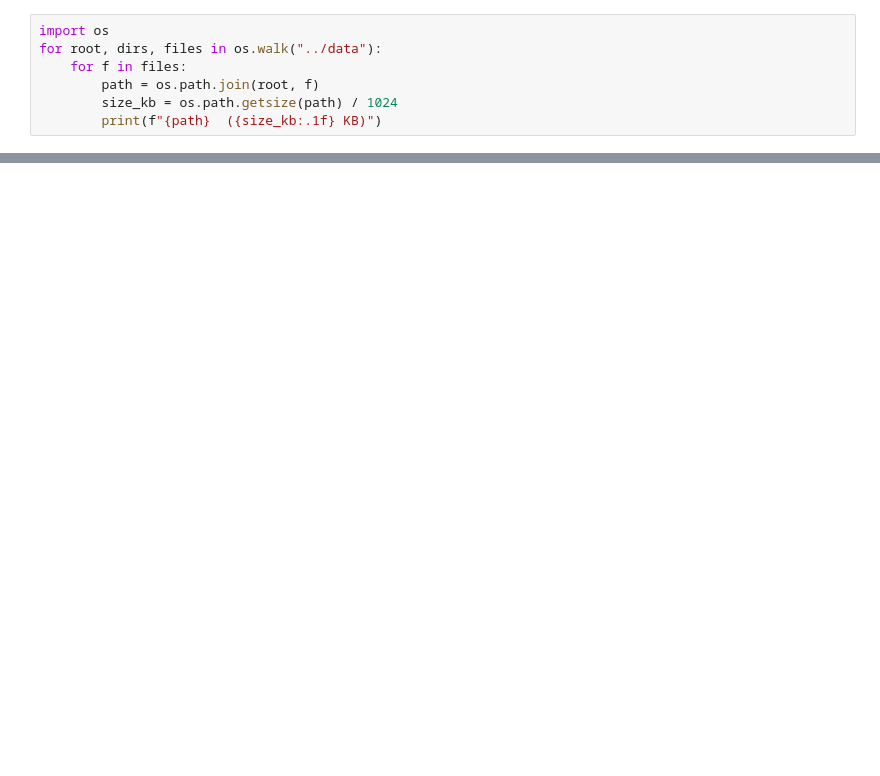
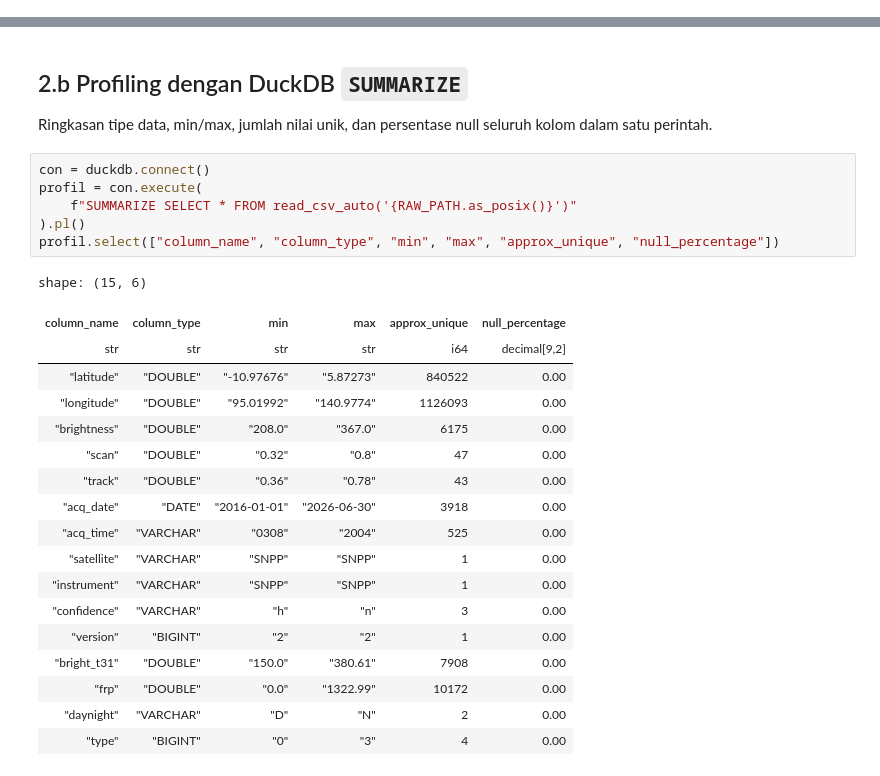
Before and after one commit to FarrelElian/tugas1-abd-2026, a Jupyter notebook: notebooks/02_data_cleaning.ipynb, the cells around one changed output, grey strips where cells are left out. Saved outputs shown, nothing was run; the diff lists cells and outputs as text; blank space fills up the shorter version.

Commit message:
Update Milestone 2, revisi untuk penyesuaian dengan template

```diff
--- a/notebooks/02_data_cleaning.ipynb
+++ b/notebooks/02_data_cleaning.ipynb
@@ -312,7 +0,0 @@ Validasi lolos: total deteksi di file parquet konsisten dengan hasil agregasi Po
-# %%
-import os
-for root, dirs, files in os.walk("../data"):
-    for f in files:
-        path = os.path.join(root, f)
-        size_kb = os.path.getsize(path) / 1024
-        print(f"{path}  ({size_kb:.1f} KB)")
@@ -324,0 +44,29 @@ for root, dirs, files in os.walk("../data"):
+# %% [markdown]
+## 2.b Profiling dengan DuckDB `SUMMARIZE`
+
+Ringkasan tipe data, min/max, jumlah nilai unik, dan persentase null seluruh kolom dalam satu perintah.
+# %%
+con = duckdb.connect()
+profil = con.execute(
+    f"SUMMARIZE SELECT * FROM read_csv_auto('{RAW_PATH.as_posix()}')"
+).pl()
+profil.select(["column_name", "column_type", "min", "max", "approx_unique", "null_percentage"])
+# %% [output]
+shape: (15, 6)
+| column_name | column_type | min | max | approx_unique | null_percentage |
+| str | str | str | str | i64 | decimal[9,2] |
+| "latitude" | "DOUBLE" | "-10.97676" | "5.87273" | 840522 | 0.00 |
+| "longitude" | "DOUBLE" | "95.01992" | "140.9774" | 1126093 | 0.00 |
+| "brightness" | "DOUBLE" | "208.0" | "367.0" | 6175 | 0.00 |
+| "scan" | "DOUBLE" | "0.32" | "0.8" | 47 | 0.00 |
+| "track" | "DOUBLE" | "0.36" | "0.78" | 43 | 0.00 |
+| "acq_date" | "DATE" | "2016-01-01" | "2026-06-30" | 3918 | 0.00 |
+| "acq_time" | "VARCHAR" | "0308" | "2004" | 525 | 0.00 |
+| "satellite" | "VARCHAR" | "SNPP" | "SNPP" | 1 | 0.00 |
+| "instrument" | "VARCHAR" | "SNPP" | "SNPP" | 1 | 0.00 |
+| "confidence" | "VARCHAR" | "h" | "n" | 3 | 0.00 |
+| "version" | "BIGINT" | "2" | "2" | 1 | 0.00 |
+| "bright_t31" | "DOUBLE" | "150.0" | "380.61" | 7908 | 0.00 |
+| "frp" | "DOUBLE" | "0.0" | "1322.99" | 10172 | 0.00 |
+| "daynight" | "VARCHAR" | "D" | "N" | 2 | 0.00 |
+| "type" | "BIGINT" | "0" | "3" | 4 | 0.00 |
```
Also changed, not shown: parts of 77 cells of this notebook, 1 other file.
